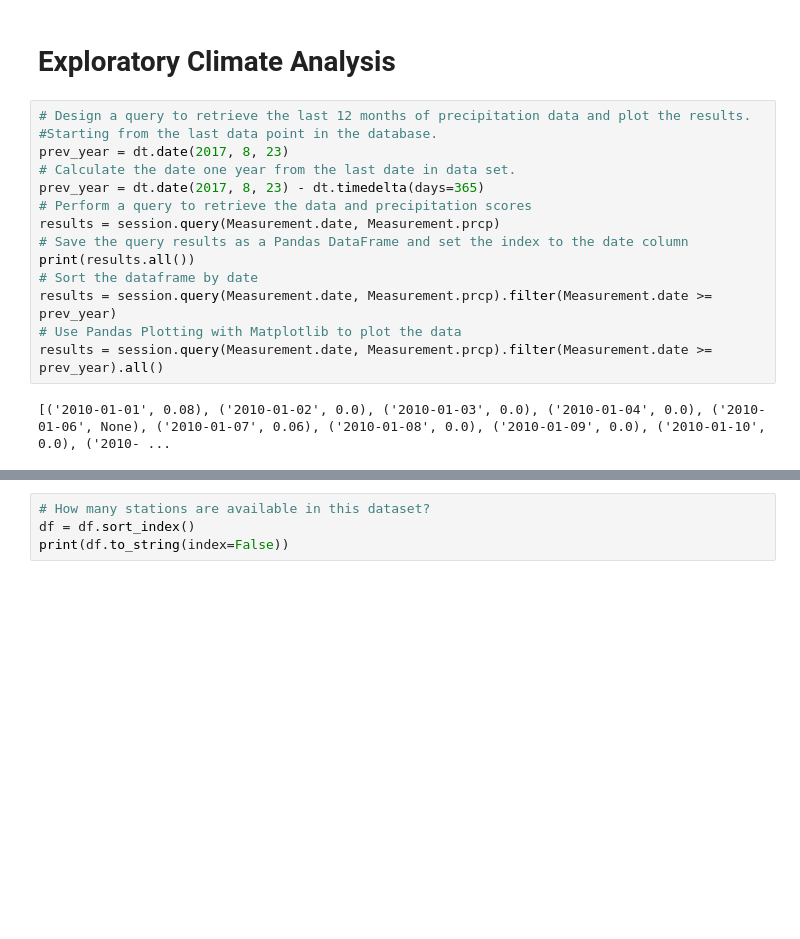
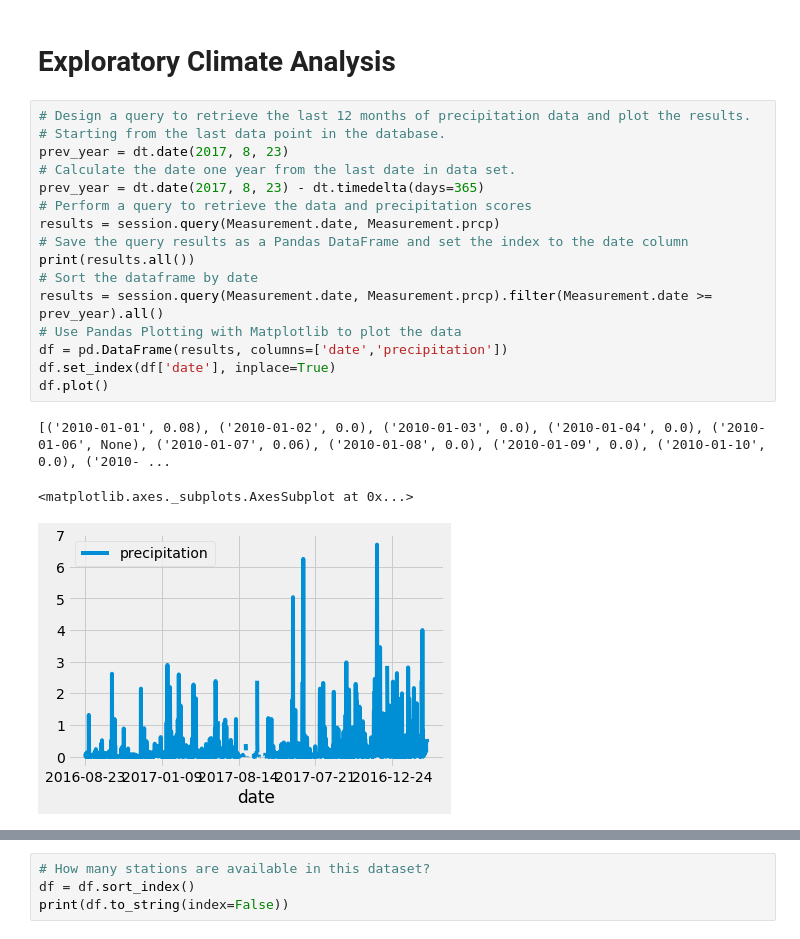
Before and after one commit to JoseLPascual/surfs_up, a Jupyter notebook: climate_analysis.ipynb, the cells around one changed output, grey strips where cells are left out. Drawn from its saved outputs; the diff is of its cells as text; blank space fills up the shorter version.

```diff
--- a/climate_analysis.ipynb
+++ b/climate_analysis.ipynb
@@ -40,19 +40,23 @@ session = Session(engine)
 # Exploratory Climate Analysis
 # %%
 # Design a query to retrieve the last 12 months of precipitation data and plot the results.
-#Starting from the last data point in the database.
+# Starting from the last data point in the database.
 prev_year = dt.date(2017, 8, 23)
 # Calculate the date one year from the last date in data set.
 prev_year = dt.date(2017, 8, 23) - dt.timedelta(days=365)
 # Perform a query to retrieve the data and precipitation scores
 results = session.query(Measurement.date, Measurement.prcp)
 # Save the query results as a Pandas DataFrame and set the index to the date column
 print(results.all())
 # Sort the dataframe by date
-results = session.query(Measurement.date, Measurement.prcp).filter(Measurement.date >= prev_year)
+results = session.query(Measurement.date, Measurement.prcp).filter(Measurement.date >= prev_year).all()
 # Use Pandas Plotting with Matplotlib to plot the data
-results = session.query(Measurement.date, Measurement.prcp).filter(Measurement.date >= prev_year).all()
+df = pd.DataFrame(results, columns=['date','precipitation'])
+df.set_index(df['date'], inplace=True)
+df.plot()
 # %% [output]
 [('2010-01-01', 0.08), ('2010-01-02', 0.0), ('2010-01-03', 0.0), ('2010-01-04', 0.0), ('2010-01-06', None), ('2010-01-07', 0.06), ('2010-01-08', 0.0), ('2010-01-09', 0.0), ('2010-01-10', 0.0), ('2010- ...
+<matplotlib.axes._subplots.AxesSubplot at 0x...>
+[figure, added]
 # %%
 # Use Pandas to calculate the summary statistics for the precipitation data
```
Also changed, not shown: parts of 4 cells of this notebook, 1 other file.
